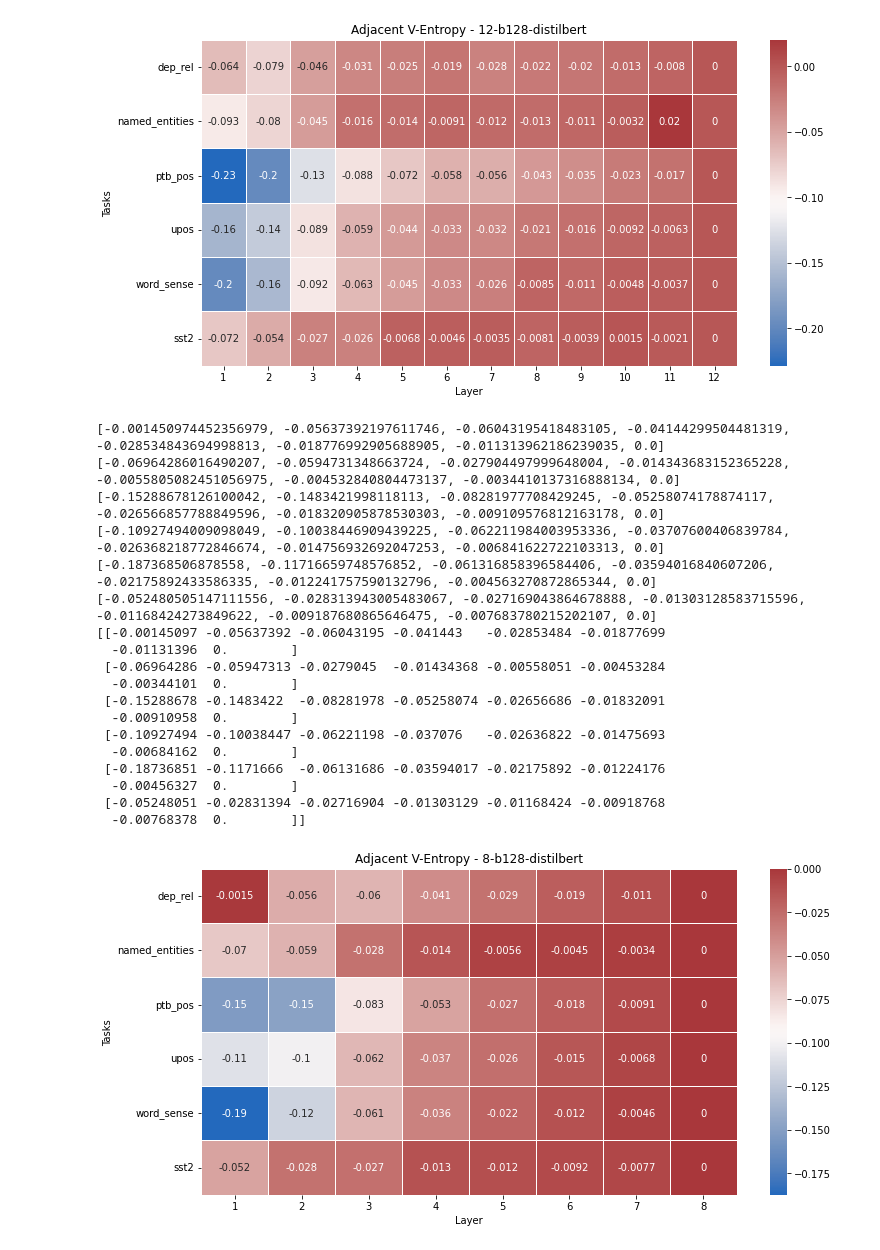
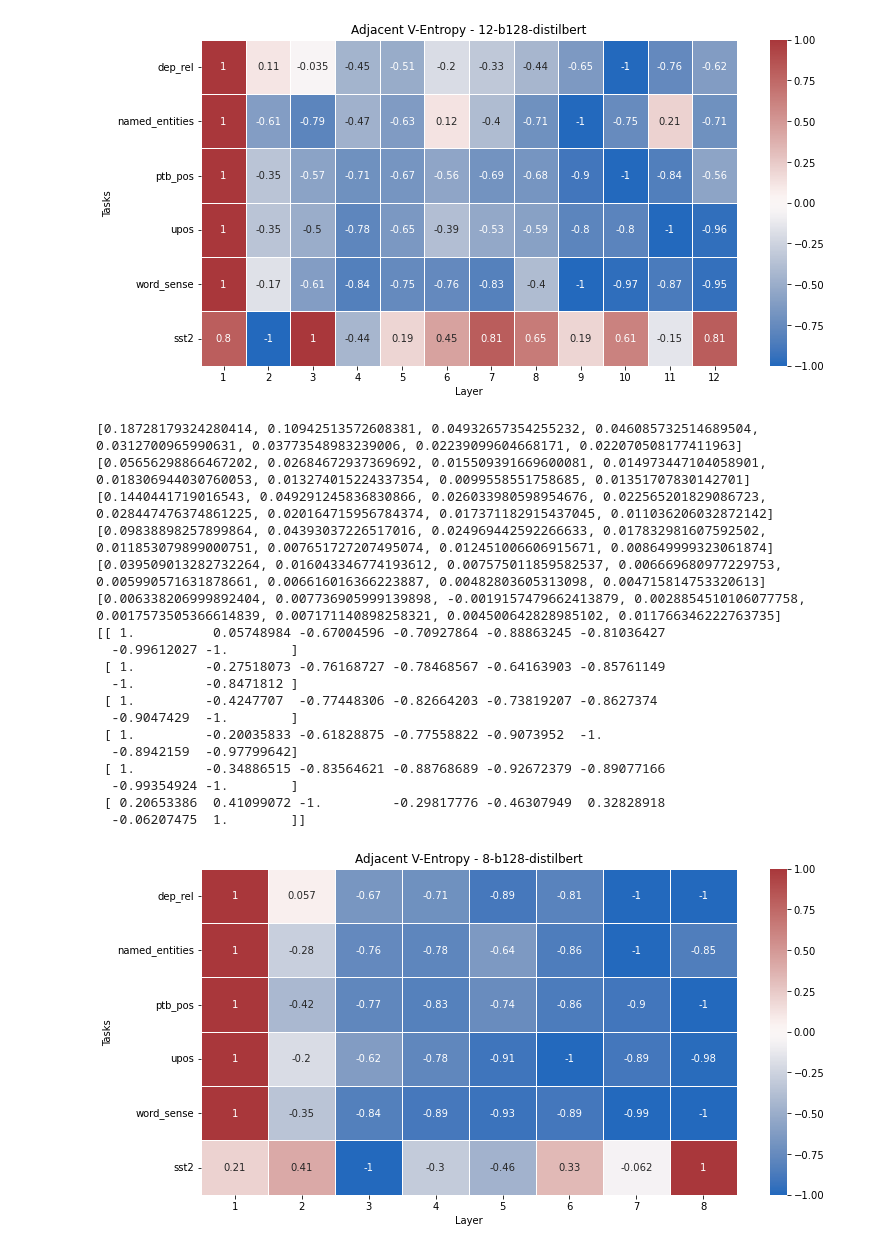
Before and after one commit to Haotian-Qi/conditional-probing-fork, a Jupyter notebook: heatmap.ipynb, the cells around one changed output. Drawn from its saved outputs; the diff is of its cells as text; code cells hidden in the pictures.

```diff
--- a/heatmap.ipynb
+++ b/heatmap.ipynb
@@ -3,6 +3,11 @@ import os
 import numpy as np
 import matplotlib.pyplot as plt
 import seaborn as sns
+
+
+#between -1 and 1
+def normalise(data):
+    return 2*(data - np.min(data)) / (np.max(data) - np.min(data))-1
 
 def get_data(task,model_name,layer_number):
     single_layers = ['reports/{}-{}-layer{}.yaml.results/dev.v_entropy'.format(task,model_name,i) for i in range(0,layer_number)] #(0-5)
@@ -16,9 +21,9 @@ def get_data(task,model_name,layer_number):
         else:
             print("Path Invalid")
 
-    for folder_name in two_layers:
-        if os.path.isfile(file_path):
-            with open(file_path, "r") as f:
+    for two_layer_file_path in two_layers:
+        if os.path.isfile(two_layer_file_path):
+            with open(two_layer_file_path, "r") as f:
                 cond.append(float(f.read().strip()))
         else:
             print("Path Invalid")
@@ -35,6 +40,7 @@ for count, model in enumerate(models):
     results = np.empty((0,layer_numbers[count]))
     for task in tasks:
         r = get_data(task, model,layer_numbers[count])
+        r = normalise(r)
         results = np.append(results, [r], axis=0)
     print(results)
     x_indices = range(1, layer_numbers[count] + 1)
@@ -94,20 +100,20 @@ for count, model in enumerate(models):
-[figure, old version]
+[figure, new version]
-[-0.001450974452356979, -0.05637392197611746, -0.06043195418483105, -0.04144299504481319, -0.028534843694998813, -0.018776992905688905, -0.011313962186239035, 0.0]
-[-0.06964286016490207, -0.0594731348663724, -0.027904497999648004, -0.014343683152365228, -0.0055805082451056975, -0.004532840804473137, -0.0034410137316888134, 0.0]
-[-0.15288678126100042, -0.1483421998118113, -0.08281977708429245, -0.05258074178874117, -0.026566857788849596, -0.018320905878530303, -0.009109576812163178, 0.0]
-[-0.10927494009098049, -0.10038446909439225, -0.062211984003953336, -0.03707600406839784, -0.026368218772846674, -0.014756932692047253, -0.006841622722103313, 0.0]
-[-0.187368506878558, -0.11716659748576852, -0.061316858396584406, -0.03594016840607206, -0.02175892433586335, -0.012241757590132796, -0.004563270872865344, 0.0]
-[-0.052480505147111556, -0.028313943005483067, -0.027169043864678888, -0.01303128583715596, -0.01168424273849622, -0.009187680865646475, -0.007683780215202107, 0.0]
-[[-0.00145097 -0.05637392 -0.06043195 -0.041443   -0.02853484 -0.01877699
-  -0.01131396  0.        ]
- [-0.06964286 -0.05947313 -0.0279045  -0.01434368 -0.00558051 -0.00453284
-  -0.00344101  0.        ]
- [-0.15288678 -0.1483422  -0.08281978 -0.05258074 -0.02656686 -0.01832091
-  -0.00910958  0.        ]
- [-0.10927494 -0.10038447 -0.06221198 -0.037076   -0.02636822 -0.01475693
-  -0.00684162  0.        ]
- [-0.18736851 -0.1171666  -0.06131686 -0.03594017 -0.02175892 -0.01224176
-  -0.00456327  0.        ]
- [-0.05248051 -0.02831394 -0.02716904 -0.01303129 -0.01168424 -0.00918768
-  -0.00768378  0.        ]]
+[0.18728179324280414, 0.10942513572608381, 0.04932657354255232, 0.046085732514689504, 0.0312700965990631, 0.03773548983239006, 0.02239099604668171, 0.022070508177411963]
+[0.05656298866467202, 0.02684672937369692, 0.015509391669600081, 0.014973447104058901, 0.018306944030760053, 0.013274015224337354, 0.0099558551758685, 0.01351707830142701]
+[0.1440441719016543, 0.049291245836830866, 0.026033980598954676, 0.022565201829086723, 0.028447476374861225, 0.020164715956784374, 0.017371182915437045, 0.011036206032872142]
+[0.09838898257899864, 0.04393037226517016, 0.024969442592266633, 0.017832981607592502, 0.011853079899000751, 0.007651727207495074, 0.012451006606915671, 0.008649999323061874]
+[0.039509013282732264, 0.016043346774193612, 0.007575011859582537, 0.006669680977229753, 0.005990571631878661, 0.006616016366223887, 0.00482803605313098, 0.004715814753320613]
+[0.006338206999892404, 0.007736905999139898, -0.0019157479662413879, 0.0028854510106077758, 0.0017573505366614839, 0.007171140898258321, 0.004500642828985102, 0.011766346222763735]
+[[ 1.          0.05748984 -0.67004596 -0.70927864 -0.88863245 -0.81036427
+  -0.99612027 -1.        ]
+ [ 1.         -0.27518073 -0.76168727 -0.78468567 -0.64163903 -0.85761149
+  -1.         -0.8471812 ]
+ [ 1.         -0.4247707  -0.77448306 -0.82664203 -0.73819207 -0.8627374
+  -0.9047429  -1.        ]
+ [ 1.         -0.20035833 -0.61828875 -0.77558822 -0.9073952  -1.
+  -0.8942159  -0.97799642]
+ [ 1.         -0.34886515 -0.83564621 -0.88768689 -0.92672379 -0.89077166
+  -0.99354924 -1.        ]
+ [ 0.20653386  0.41099072 -1.         -0.29817776 -0.46307949  0.32828918
+  -0.06207475  1.        ]]
-[figure, old version]
+[figure, new version]
```
Also changed, not shown: parts of 1 cell of this notebook.
